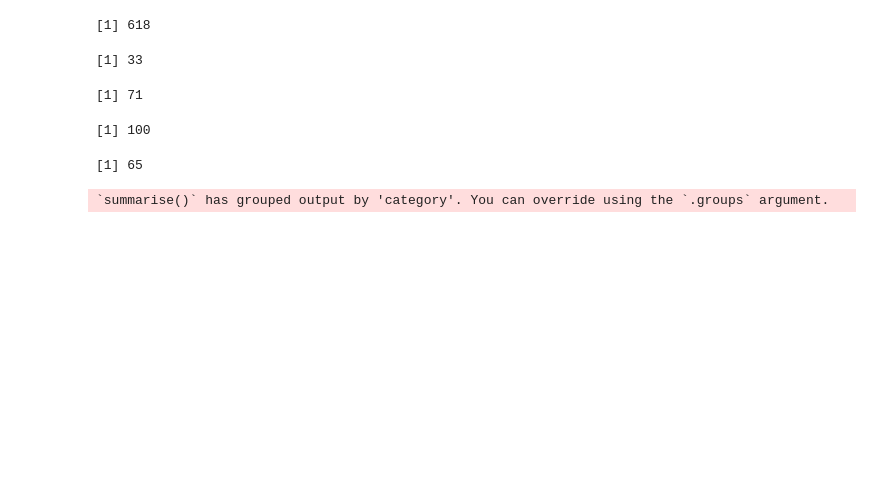
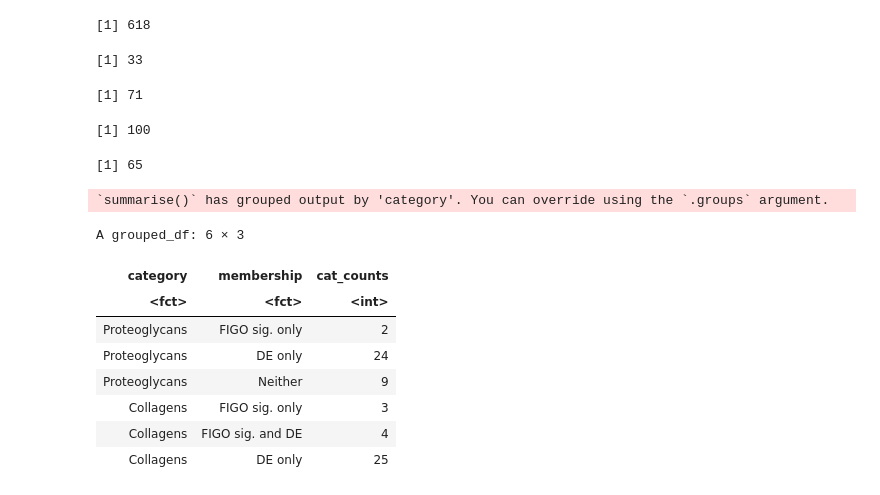
Before and after one commit to fogg-lab/characterizing-ecm-transcriptome-of-endometriosis, a Jupyter notebook: figures/predictive_DE_vis_v2.ipynb, the cells around one changed output. Saved outputs shown, nothing was run; the diff lists cells and outputs as text; code cells hidden in the pictures; blank space fills up the shorter version.

```diff
--- a/figures/predictive_DE_vis_v2.ipynb
+++ b/figures/predictive_DE_vis_v2.ipynb
@@ -86,2 +98,14 @@ matrisome_bp_df <- matrisome_mem_df %>%
 # %% [output]
 `summarise()` has grouped output by 'category'. You can override using the `.groups` argument.
+# %%
+head(matrisome_bp_df)
+# %% [output]
+A grouped_df: 6 × 3
+| category | membership | cat_counts |
+| <fct> | <fct> | <int> |
+| Proteoglycans | FIGO sig. only | 2 |
+| Proteoglycans | DE only | 24 |
+| Proteoglycans | Neither | 9 |
+| Collagens | FIGO sig. only | 3 |
+| Collagens | FIGO sig. and DE | 4 |
+| Collagens | DE only | 25 |
```
Also changed, not shown: parts of 10 cells of this notebook, 2 other files.
